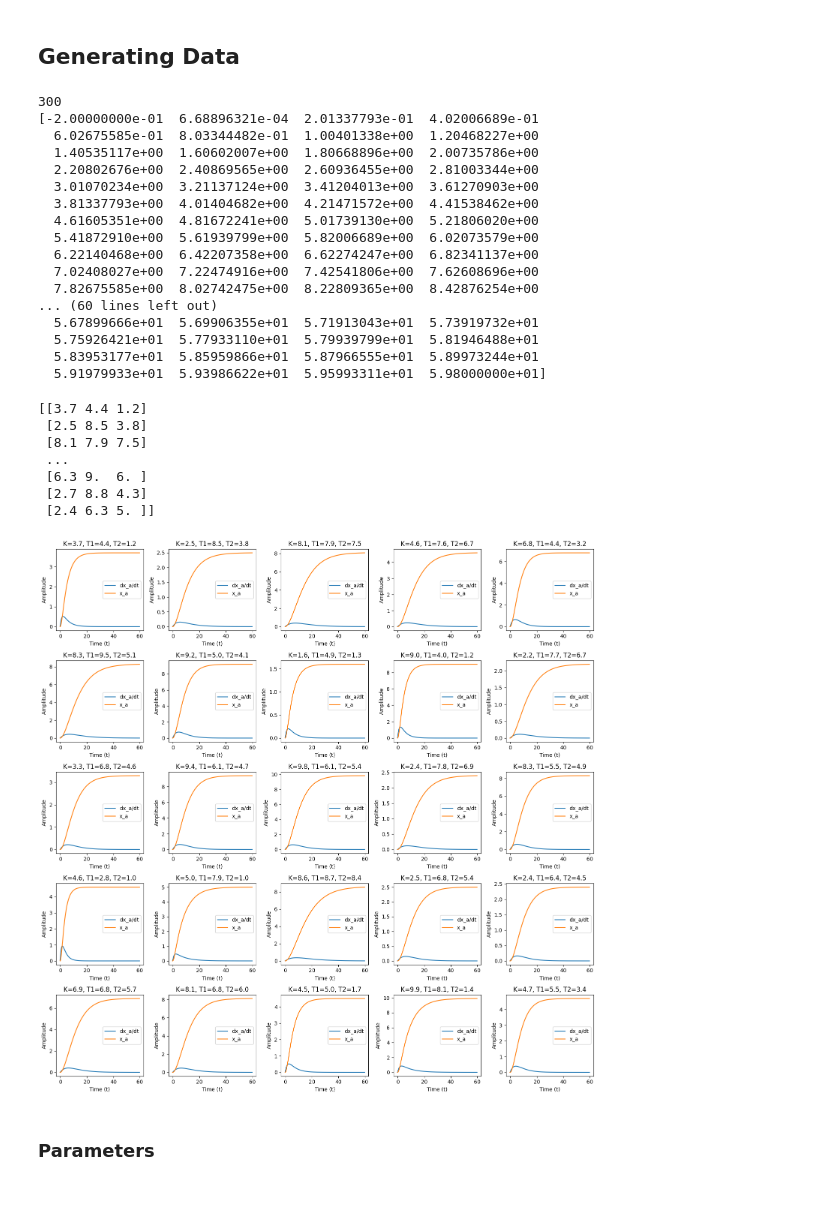
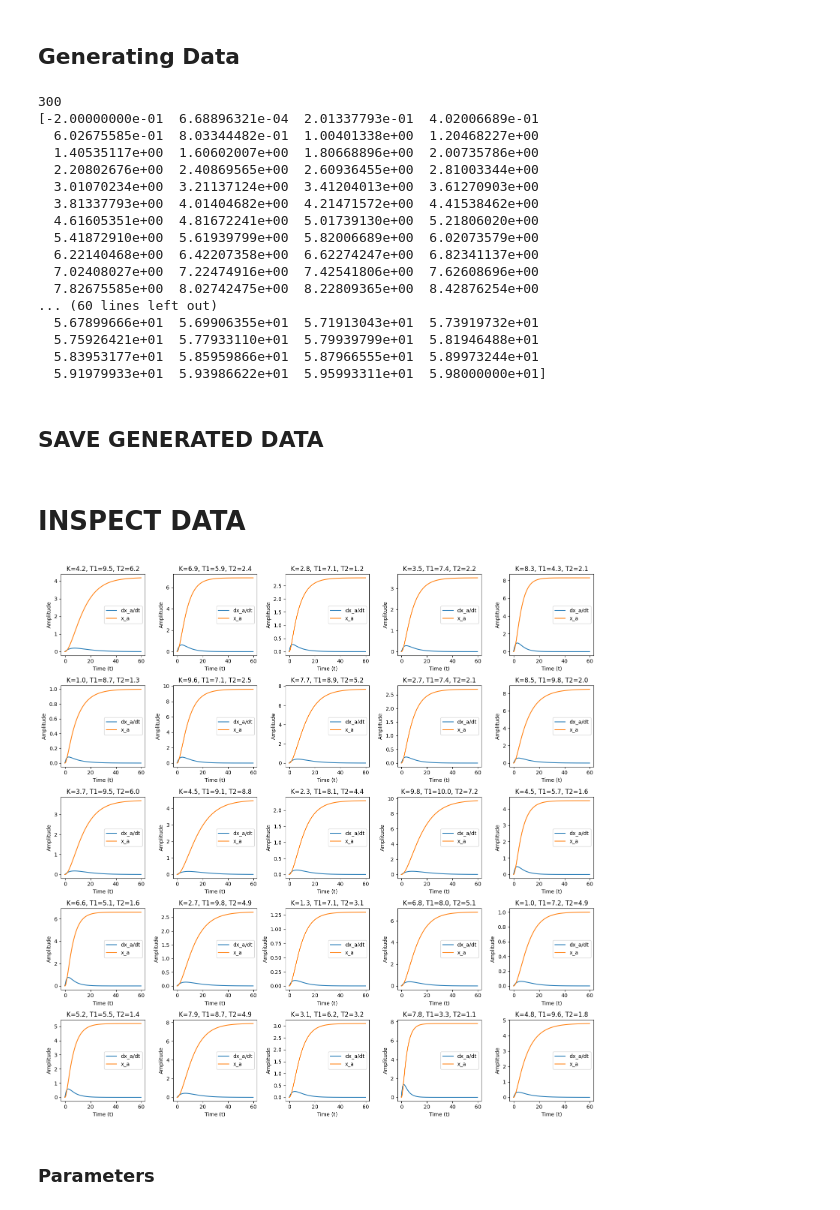
Before and after one commit to sergiokali/apa, a Jupyter notebook: AiPATrainer.ipynb, the cells around one changed output. Saved outputs shown, nothing was run; the diff lists cells and outputs as text; code cells hidden in the pictures.

```diff
--- a/AiPATrainer.ipynb
+++ b/AiPATrainer.ipynb
@@ -65,7 +86,7 @@ for i in tqdm(range(NUM_SAMPLES)):
     X[i, :, 1] = x_a
     X[i,:, 2] = t
     y[i,:] = [K, T1, T2]
-print(y)
+#print(y)
 # %% [output]
 300
 [-2.00000000e-01  6.68896321e-04  2.01337793e-01  4.02006689e-01
@@ -84,10 +105,5 @@ print(y)
   5.75926421e+01  5.77933110e+01  5.79939799e+01  5.81946488e+01
   5.83953177e+01  5.85959866e+01  5.87966555e+01  5.89973244e+01
   5.91979933e+01  5.93986622e+01  5.95993311e+01  5.98000000e+01]
-[[3.7 4.4 1.2]
- [2.5 8.5 3.8]
- [8.1 7.9 7.5]
- ...
- [6.3 9.  6. ]
- [2.7 8.8 4.3]
- [2.4 6.3 5. ]]
+# %% [markdown]
+## SAVE GENERATED DATA
@@ -94,25 +113,35 @@ print(y)
+# %% [markdown]
+# INSPECT DATA
 # %%
 # ...existing code...
+try:
+    # Try to evaluate the variable
+    X
+    y
+except NameError:
+    X = np.load('/content/drive/MyDrive/X.npy')
+    y = np.load('/content/drive/MyDrive/y.npy')
+
 responses = X[0:25]
 fig, axes = plt.subplots(nrows= 5, ncols=5, figsize=(15,15))
 for i,ax in enumerate(axes.flatten()):
     t = responses[i][:, 2]
     da_dt = responses[i][:, 0]
     x_a = responses[i][:, 1]
     K = y[i][0]
     T1 = y[i][1]
     T2 = y[i][2]
     ax.plot(t, da_dt, label='dx_a/dt')
     ax.plot(t, x_a, label='x_a')
     ax.set_title(f'K={K}, T1={T1}, T2={T2}')
     ax.legend()
     ax.set_xlabel('Time (t)')
     ax.set_ylabel('Amplitude')
 
 plt.tight_layout() # Adjust subplot params for a tight layout
 plt.show() # Display the figure
 # %% [output]
-[figure, old version]
+[figure, new version]
 # %% [markdown]
 ### Parameters
 # %%
```
Also changed, not shown: parts of 21 cells of this notebook.
